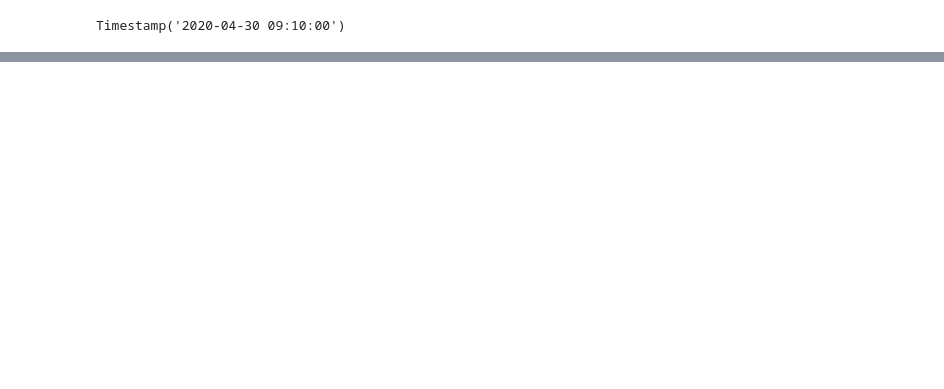
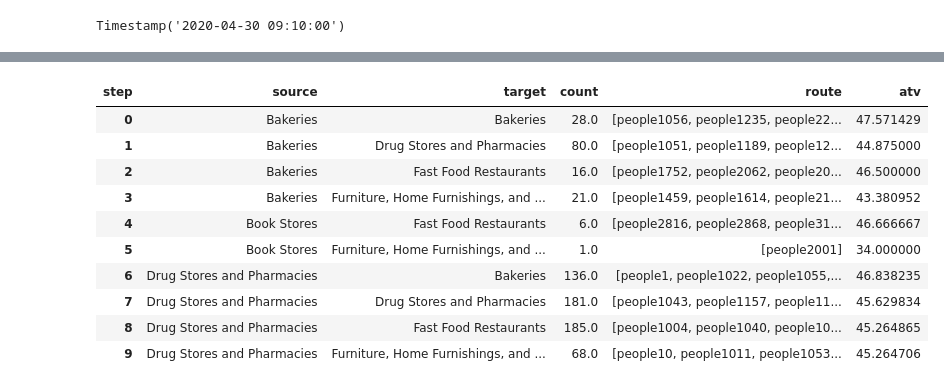
Before and after one commit to tbb9613/TQuery, a Jupyter notebook: JuypterNotebook/Generate and Transform Data.ipynb, the cells around one changed output, grey strips where cells are left out. Saved outputs shown, nothing was run; the diff lists cells and outputs as text; code cells hidden in the pictures; blank space fills up the shorter version.

```diff
--- a/JuypterNotebook/Generate and Transform Data.ipynb
+++ b/JuypterNotebook/Generate and Transform Data.ipynb
@@ -226,0 +257,56 @@ routes_converted.set_index("name").reset_index()
+# %%
+%%time
+#mcc routes for calculate links
+
+time_interval_limit = pd.offsets.Minute(100)
+#calculate absolute step pos
+single_sequence = 2
+raw_step = single_sequence + left_alignment_pos
+#last step targets
+sample_last_step_list = ["Bakeries", "Book Stores", "Drug Stores and Pharmacies"]
+keep_rank_num = 5
+
+if single_sequence > 0:
+    source_step = raw_step-1
+    target_step = raw_step
+    #filter the data by time interval
+    filtered_routes = shaped_routes[(shaped_routes["time_interval_to_next"][source_step] < time_interval_limit) & (shaped_routes["time_interval_from_last"][target_step] < time_interval_limit)]
+    links = filtered_routes["mcc"][[source_step,target_step]].rename(columns = {source_step:"source", target_step:"target"})
+elif single_sequence < 0:
+    source_step = raw_step+1
+    target_step = raw_step
+    filtered_routes = shaped_routes[(shaped_routes["time_interval_to_next"][target_step] < time_interval_limit) & (shaped_routes["time_interval_from_last"][source_step] < time_interval_limit)]
+    links = filtered_routes["mcc"][[source_step,target_step]].rename(columns = {source_step:"source", target_step:"target"})
+
+#count the frequency of an OD
+links_g = links.reset_index().groupby(["source","target"]).count().reset_index().dropna().rename(columns = {"name":"count"})
+links_g["route"] = links.groupby(["source","target"]).groups.values()
+links["transaction_value"] = filtered_routes.xs(("transaction_value", target_step), axis=1)
+links_g["atv"] = links.groupby(["source","target"]).mean().reset_index().dropna()["transaction_value"]
+links_result = links_g[links_g["source"].isin(sample_last_step_list)].nlargest(keep_rank_num, "count").reset_index(drop=True)
+
+# links["key"] = links["source"].astype(str)+links["target"].astype(str)
+# links_result["key"] = links_result["source"].astype(str)+links_result["target"].astype(str)
+
+links["key"] = list(zip(links["source"],links["target"]))
+links_result_zip_key = list(itertools.product(sample_last_step_list,links_result["target"]))
+
+nodes_g = links[links["key"].isin(links_result_zip_key)].drop(columns = ["source"]).groupby(["target"]).count().rename(columns = {"transaction_value":"count"}).reset_index()
+nodes_g["route"] = links[links["key"].isin(links_result_zip_key)].drop(columns = ["source"]).groupby(["target"]).groups.values()
+# nodes_g["count"] = nodes_g["route"].apply(lambda x: len(x))
+nodes_result = nodes_g[nodes_g["target"].isin(links_result["target"])]
+#re-select links from link-node results, avoiding there is no links betweens nodes in different steps
+links_g["key"] = list(zip(links_g["source"],links_g["target"]))
+links_result = links_g[links_g["key"].isin(links_result_zip_key)].reset_index(drop=True)
+
+links_result.drop(columns = "key", inplace = True)
+nodes_result.drop(columns = "key", inplace = True)
+links_result["route"] = links_result["route"].apply(lambda x: x.tolist())
+nodes_result["route"] = nodes_result["route"].apply(lambda x: x.tolist())
+
+link_result_dict = links_result.to_dict('records')
+nodes_result_dict = nodes_result.to_dict('records')
+links_result
+# links_result.drop["source"].groupby("target")
+# nodes_g.groupby(["target"]).indices.values()
+# %% [output]
@@ -226,0 +315,11 @@ routes_converted.set_index("name").reset_index()
+| step | source | target | count | route | atv |
+| 0 | Bakeries | Bakeries | 28.0 | [people1056, people1235, people22... | 47.571429 |
+| 1 | Bakeries | Drug Stores and Pharmacies | 80.0 | [people1051, people1189, people12... | 44.875000 |
+| 2 | Bakeries | Fast Food Restaurants | 16.0 | [people1752, people2062, people20... | 46.500000 |
+| 3 | Bakeries | Furniture, Home Furnishings, and ... | 21.0 | [people1459, people1614, people21... | 43.380952 |
+| 4 | Book Stores | Fast Food Restaurants | 6.0 | [people2816, people2868, people31... | 46.666667 |
+| 5 | Book Stores | Furniture, Home Furnishings, and ... | 1.0 | [people2001] | 34.000000 |
+| 6 | Drug Stores and Pharmacies | Bakeries | 136.0 | [people1, people1022, people1055,... | 46.838235 |
+| 7 | Drug Stores and Pharmacies | Drug Stores and Pharmacies | 181.0 | [people1043, people1157, people11... | 45.629834 |
+| 8 | Drug Stores and Pharmacies | Fast Food Restaurants | 185.0 | [people1004, people1040, people10... | 45.264865 |
+| 9 | Drug Stores and Pharmacies | Furniture, Home Furnishings, and ... | 68.0 | [people10, people1011, people1053... | 45.264706 |
```
Also changed, not shown: parts of 36 cells of this notebook, 21 other files.
